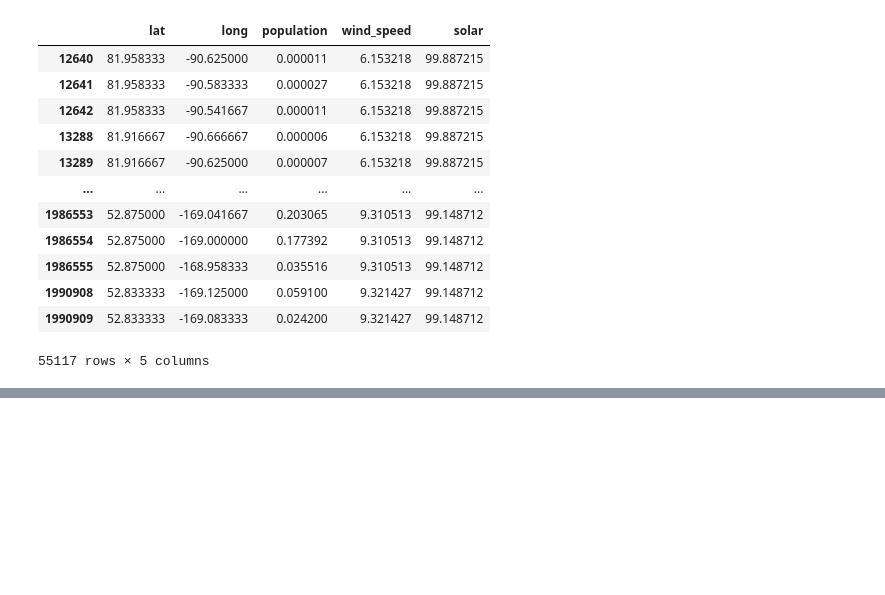
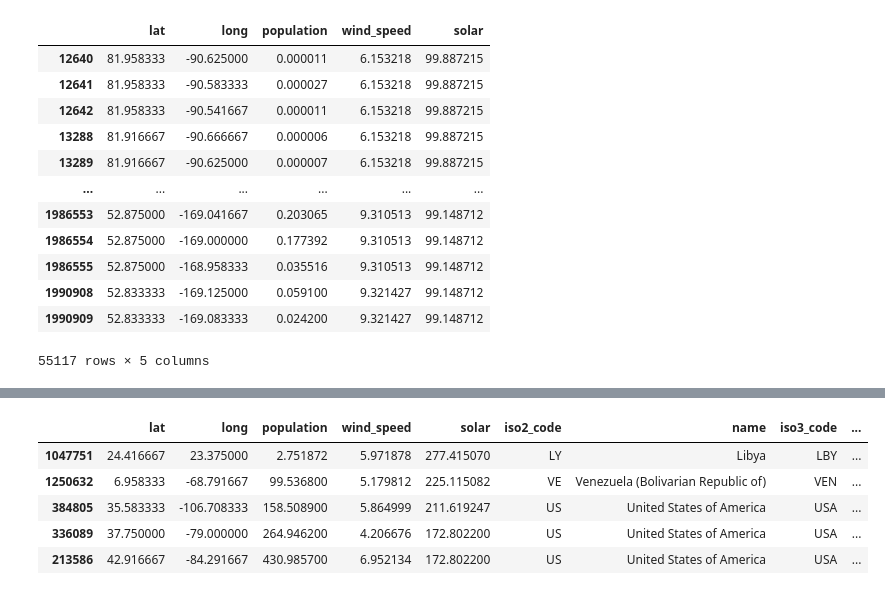
Before and after one commit to ITWSDataScience/Group3_Fall2022, a Jupyter notebook: models/data/merge.ipynb, the cells around one changed output, grey strips where cells are left out. Saved outputs shown, nothing was run; the diff lists cells and outputs as text; code cells hidden in the pictures; blank space fills up the shorter version.

```diff
--- a/models/data/merge.ipynb
+++ b/models/data/merge.ipynb
@@ -204,0 +348,9 @@ grid.to_csv('grid.csv', index=False)
+# %%
+merged_grid.sample(5)
+# %% [output]
+|  | lat | long | population | wind_speed | solar | iso2_code | name | iso3_code | ... |
+| 1047751 | 24.416667 | 23.375000 | 2.751872 | 5.971878 | 277.415070 | LY | Libya | LBY | ... |
+| 1250632 | 6.958333 | -68.791667 | 99.536800 | 5.179812 | 225.115082 | VE | Venezuela (Bolivarian Republic of) | VEN | ... |
+| 384805 | 35.583333 | -106.708333 | 158.508900 | 5.864999 | 211.619247 | US | United States of America | USA | ... |
+| 336089 | 37.750000 | -79.000000 | 264.946200 | 4.206676 | 172.802200 | US | United States of America | USA | ... |
+| 213586 | 42.916667 | -84.291667 | 430.985700 | 6.952134 | 172.802200 | US | United States of America | USA | ... |
```
Also changed, not shown: parts of 22 cells of this notebook, 2 other files.
